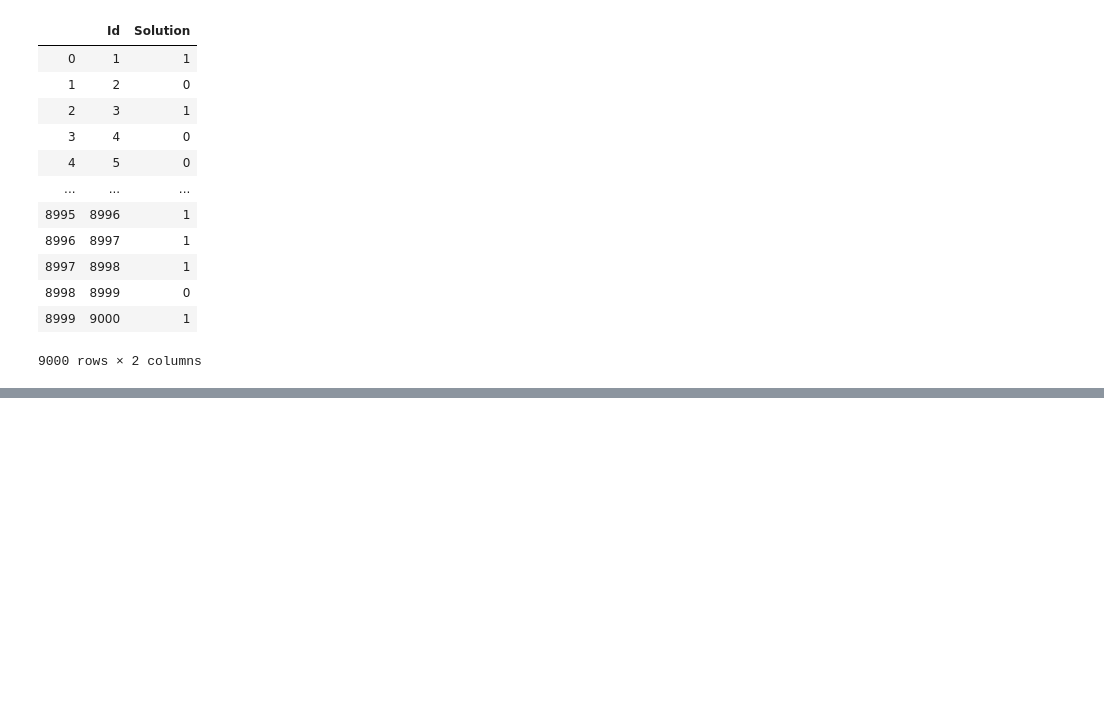
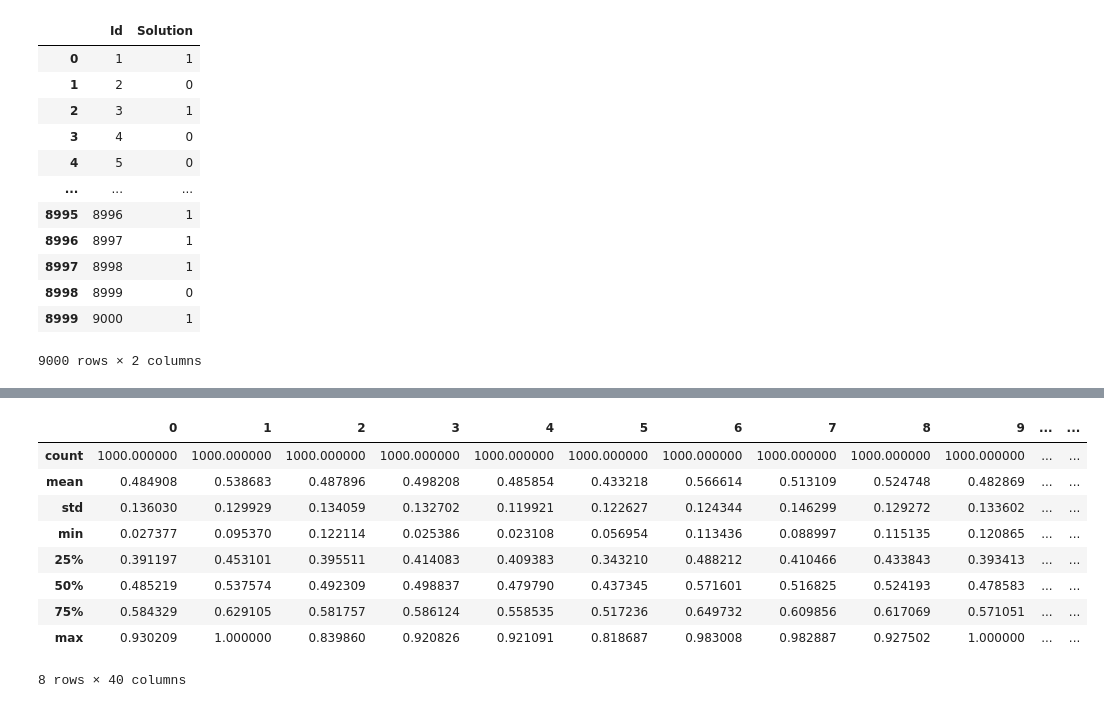
Before and after one commit to kung-bill/3rd-ML100Days, a Jupyter notebook: homework/Day_048_HW.ipynb, the cells around one changed output, grey strips where cells are left out. Cells and saved outputs as stored; diff of their text form; code cells hidden in the pictures; blank space fills up the shorter version.

```diff
--- a/homework/Day_048_HW.ipynb
+++ b/homework/Day_048_HW.ipynb
@@ -94,0 +162,13 @@ submission_df.to_csv('submission_no_normalization.csv', index=False)
+# %%
+pd.DataFrame(train_data_mms).describe()
+# %% [output]
+|  | 0 | 1 | 2 | 3 | 4 | 5 | 6 | 7 | 8 | 9 | ... | ... |
+| count | 1000.000000 | 1000.000000 | 1000.000000 | 1000.000000 | 1000.000000 | 1000.000000 | 1000.000000 | 1000.000000 | 1000.000000 | 1000.000000 | ... | ... |
+| mean | 0.484908 | 0.538683 | 0.487896 | 0.498208 | 0.485854 | 0.433218 | 0.566614 | 0.513109 | 0.524748 | 0.482869 | ... | ... |
+| std | 0.136030 | 0.129929 | 0.134059 | 0.132702 | 0.119921 | 0.122627 | 0.124344 | 0.146299 | 0.129272 | 0.133602 | ... | ... |
+| min | 0.027377 | 0.095370 | 0.122114 | 0.025386 | 0.023108 | 0.056954 | 0.113436 | 0.088997 | 0.115135 | 0.120865 | ... | ... |
+| 25% | 0.391197 | 0.453101 | 0.395511 | 0.414083 | 0.409383 | 0.343210 | 0.488212 | 0.410466 | 0.433843 | 0.393413 | ... | ... |
+| 50% | 0.485219 | 0.537574 | 0.492309 | 0.498837 | 0.479790 | 0.437345 | 0.571601 | 0.516825 | 0.524193 | 0.478583 | ... | ... |
+| 75% | 0.584329 | 0.629105 | 0.581757 | 0.586124 | 0.558535 | 0.517236 | 0.649732 | 0.609856 | 0.617069 | 0.571051 | ... | ... |
+| max | 0.930209 | 1.000000 | 0.839860 | 0.920826 | 0.921091 | 0.818687 | 0.983008 | 0.982887 | 0.927502 | 1.000000 | ... | ... |
+8 rows × 40 columns
```
Also changed, not shown: parts of 32 cells of this notebook, 1 other file.
